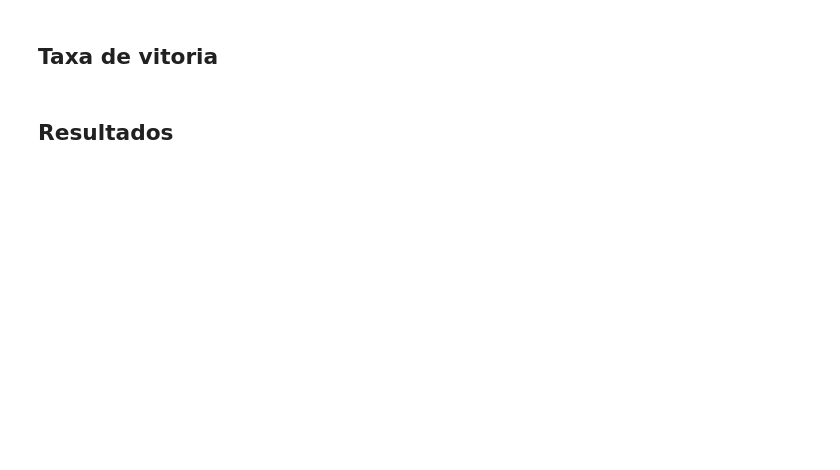
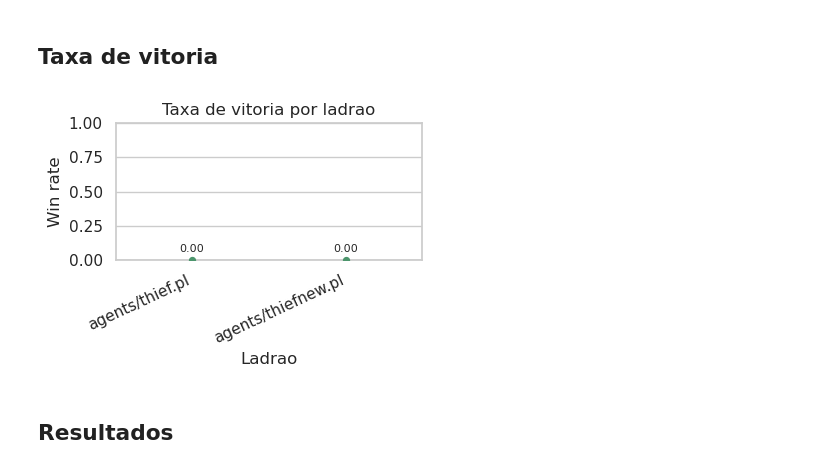
Before and after one commit to Kyamel/agents, a Jupyter notebook: tools/eval/plot.ipynb, the cells around one changed output. Drawn from its saved outputs; the diff is of its cells as text; code cells hidden in the pictures; blank space fills up the shorter version.

```diff
--- a/tools/eval/plot.ipynb
+++ b/tools/eval/plot.ipynb
@@ -59,9 +75,11 @@ plt.close()
 # %% [markdown]
 ## Taxa de vitoria
 # %%
-eval_plot.plot_win_rates(summary, FIGS_DIR, plt, sns, close=False)
+plot.plot_win_rates(summary, FIGS_DIR, plt, sns, close=False)
 plt.show()
 plt.close()
+# %% [output]
+[figure, added]
 # %% [markdown]
 ## Resultados
 # %%
```
Also changed, not shown: parts of 9 cells of this notebook.
